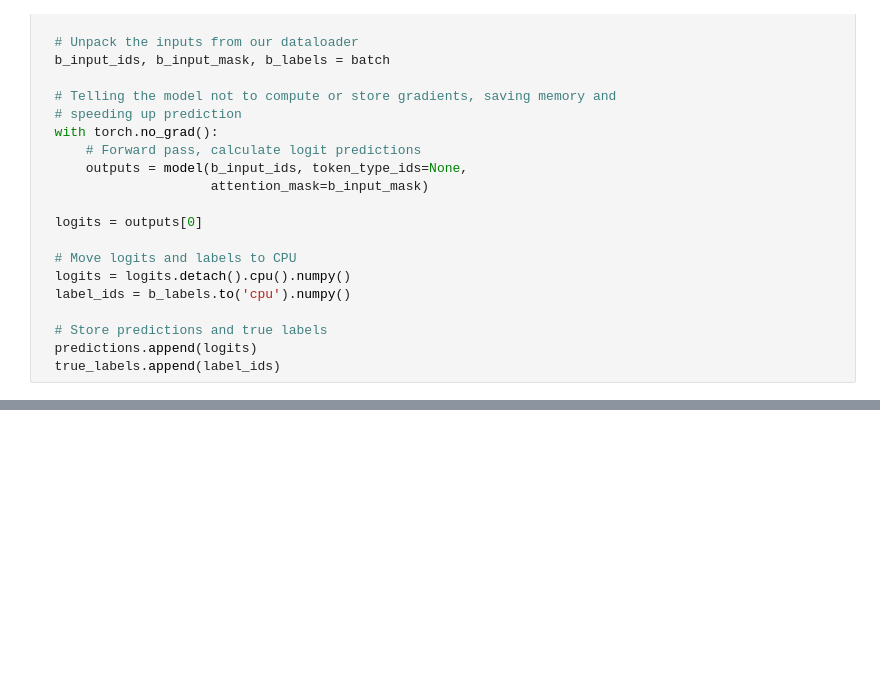
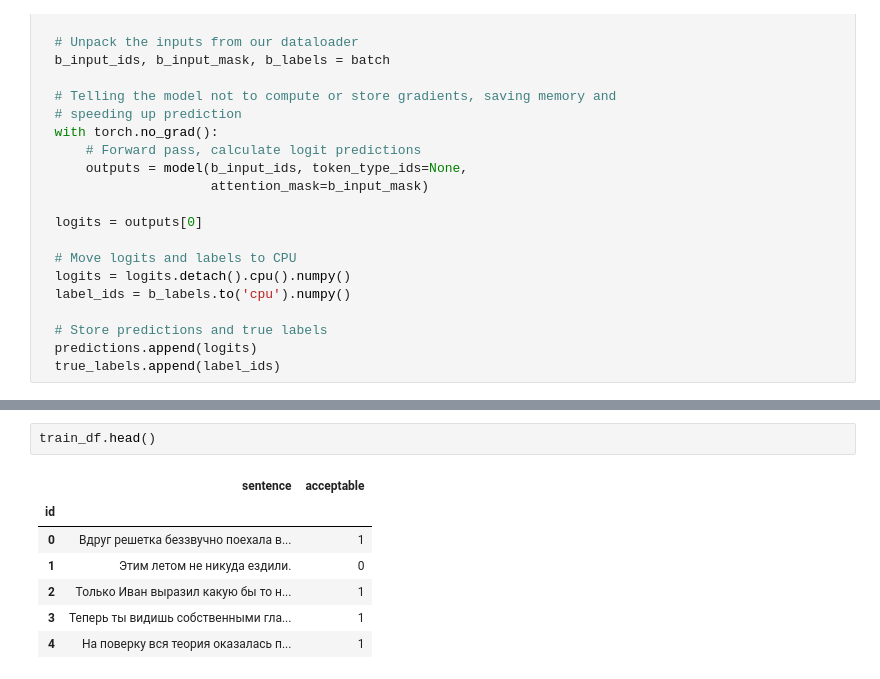
Before and after one commit to Bbar0n234/NLP_practices, a Jupyter notebook: NLP_HW_3/NLP_Fine_tuning.ipynb, the cells around one changed output, grey strips where cells are left out. Cells and saved outputs as stored; diff of their text form; blank space fills up the shorter version.

```diff
--- a/NLP_HW_3/NLP_Fine_tuning.ipynb
+++ b/NLP_HW_3/NLP_Fine_tuning.ipynb
@@ -549,0 +583,10 @@ Wall time: 59.7 s
+# %%
+train_df.head()
+# %% [output]
+|  | sentence | acceptable |
+| id |  |  |
+| 0 | Вдруг решетка беззвучно поехала в... | 1 |
+| 1 | Этим летом не никуда ездили. | 0 |
+| 2 | Только Иван выразил какую бы то н... | 1 |
+| 3 | Теперь ты видишь собственными гла... | 1 |
+| 4 | На поверку вся теория оказалась п... | 1 |
```
Also changed, not shown: parts of 47 cells of this notebook.
